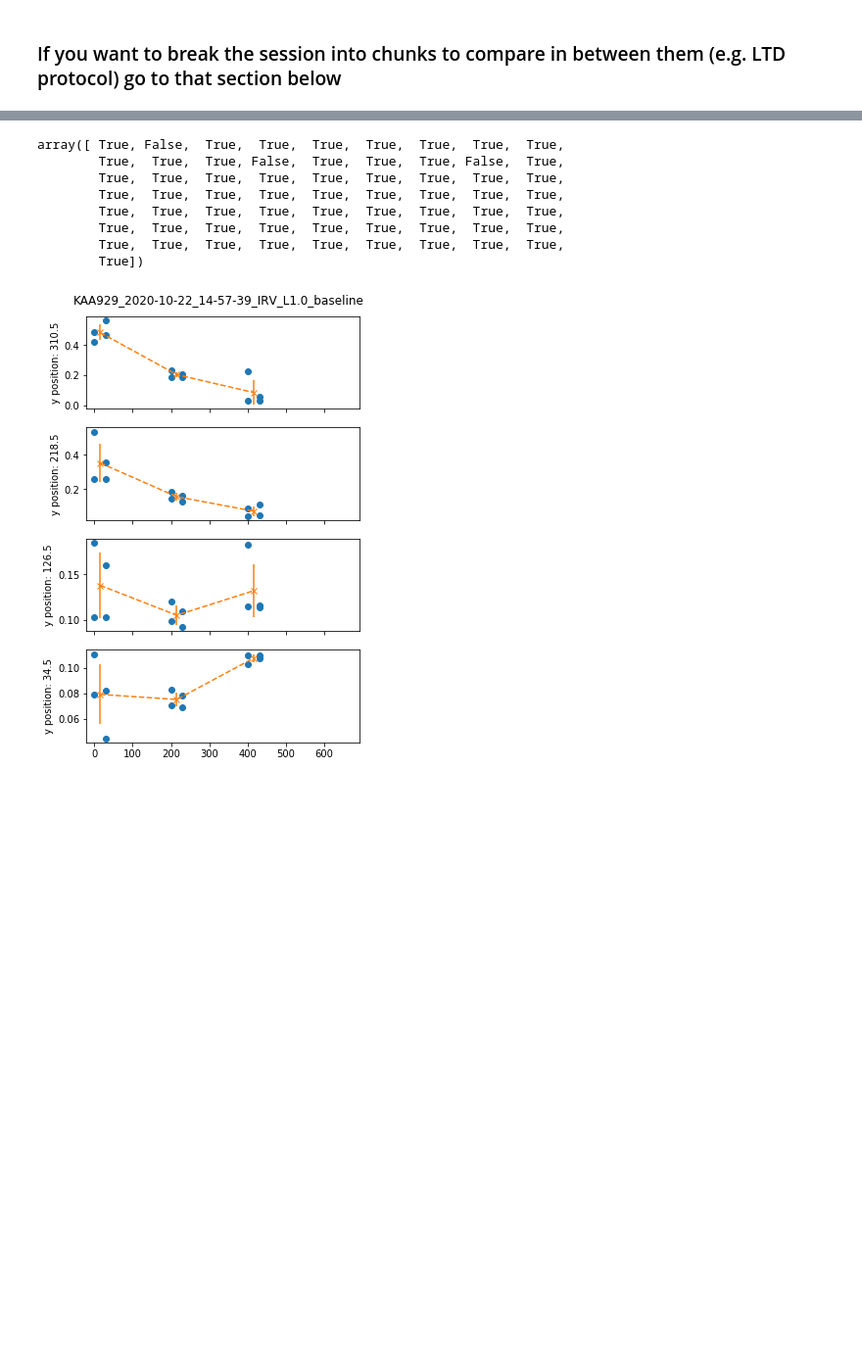
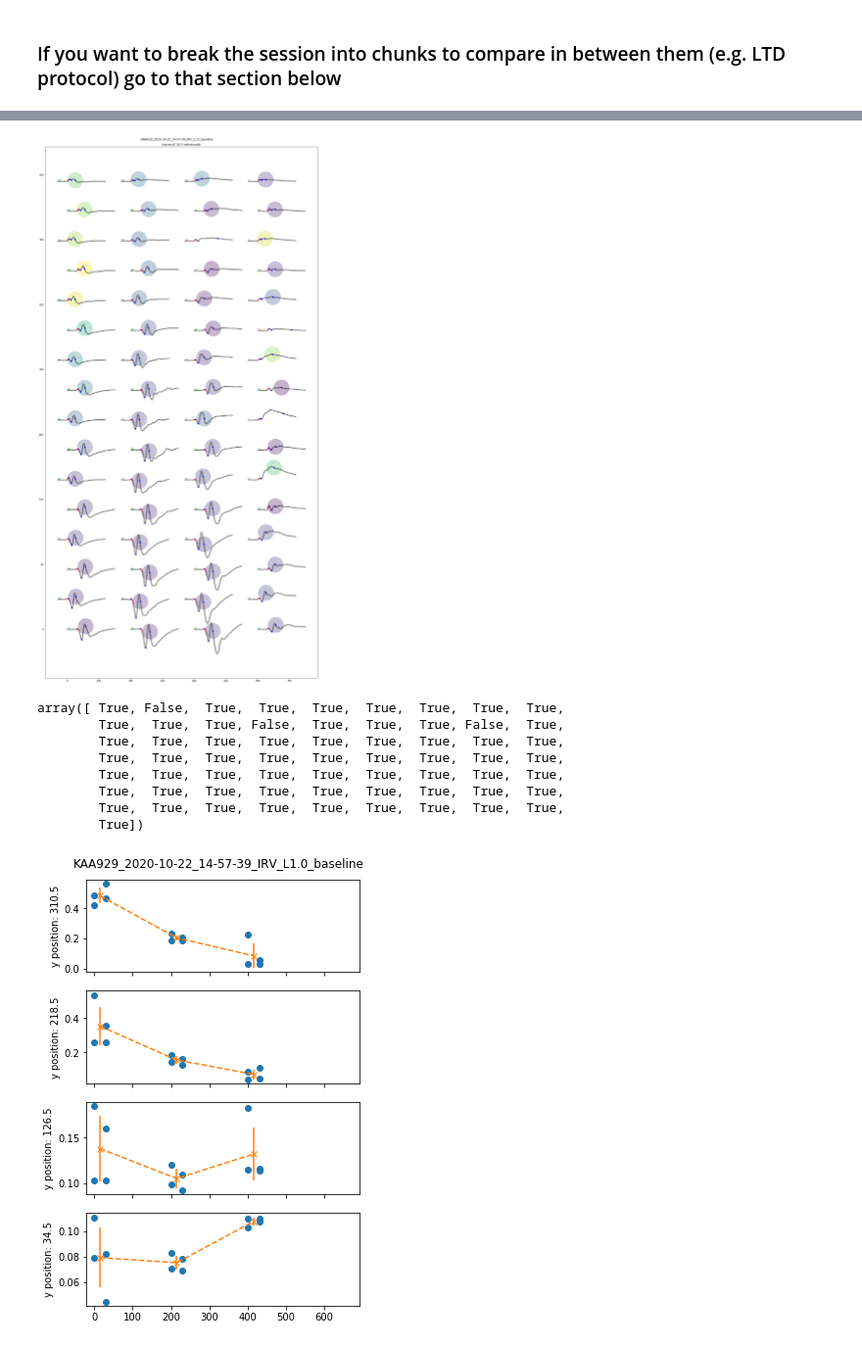
Before and after one commit to HernandoMV/OpenEphys_Analysis, a Jupyter notebook: Invitro_OE.ipynb, the cells around one changed output, grey strips where cells are left out. Shown at 98% size. Cells and saved outputs as stored; diff of their text form; code cells hidden in the pictures; blank space fills up the shorter version.

```diff
--- a/Invitro_OE.ipynb
+++ b/Invitro_OE.ipynb
@@ -357,75 +370,49 @@ plt.show()
 # %%
 # This is like looking at the probe from the front
 # identify those indexes that look good in terms of timing
 # THIS MIGHT NEED TO GET MORE COMPLEX EVENTUALLY
 timing_test = np.array([-MinChR2ListTime[j] + DerMinTime[j] for j in range(len(DerMinTime))]) < 0.003
 saving_dicc['timing_test'] = timing_test
 
 # Calculate the normalized slope (the bigger the higher the negative slope)
 normalized_slope = -np.array([DerMin[i] / ChR2Drop[i] for i in range(len(DerMin))])
 saving_dicc['normalized_slope'] = normalized_slope
 
 # plot the traces with the identified points
 fig, axs = plt.subplots(1,1, figsize=(20, 40), facecolor='w', edgecolor='k', sharex=True, sharey='row')
 fig.subplots_adjust(hspace = .001, wspace=.001)
 #axs = axs.ravel()
 x_scaler = 15000
 y_scaler = 0.03
 plt.title('traces of {} miliseconds'.format(1000 * (to_seconds - from_seconds)))
 plt.suptitle(Experiment, y=0.893)
 
-#plot a big circle in the back of each trace color-coded for the slope
-# Select only those that pass the test
-x_s = [(xcoords[j] + intervalTimes[DerMinIdx[j] + idx[0][0]] * x_scaler) for j in range(len(DerMinIdx))]
-y_s = [(ycoords[j] + filtered_averages[j][DerMinIdx[j] + idx[0][0]] * y_scaler) for j in range(len(DerMinIdx))]
-saving_dicc['x_s'] = x_s
-saving_dicc['y_x'] = y_s
+# plot the average trace
+pf.plot_traces_on_probe(ax=axs, intervalTimes=intervalTimes, traces=Average_traces,
+                     idx=idx, xcoords=xcoords, ycoords=ycoords,
+                     x_scaler=x_scaler, y_scaler=y_scaler,
+                     normalized_slope=normalized_slope,
+                     color='k', alpha=.2, linewidth=6)
 
-axs.scatter(np.array(x_s)[timing_test],
-            np.array(y_s)[timing_test],
-            c = normalized_slope[timing_test],
-            cmap = 'viridis',
-            s = 4000,
-            alpha = 0.3)
+# plot the filtered trace on top
+pf.plot_traces_on_probe(ax=axs, intervalTimes=intervalTimes, traces=filtered_averages,
+                     idx=idx, xcoords=xcoords, ycoords=ycoords,
+                     x_scaler=x_scaler, y_scaler=y_scaler,
+                     points_to_plot=[DerMinIdx, MinChR2ListIdx, MaxChR2ListIdx],
+                     normalized_slope=normalized_slope, timing_test=timing_test,
+                     color='k', alpha=1, linewidth=1,
+                     include_electrode_numbers=True)
 
-for j in range(len(xcoords)):
-    axs.plot(xcoords[j] + intervalTimes[idx] * x_scaler,
-             ycoords[j] + Average_traces[j][idx] * y_scaler,
-             color = 'k',
-             alpha = 0.5)
-    # plot refiltered trace
-    axs.plot(xcoords[j] + intervalTimes[idx] * x_scaler,
-             ycoords[j] + filtered_averages[j][idx] * y_scaler,
-             color = 'k')
-    # plot when the light is on
-    axs.plot(xcoords[j] + intervalTimes[light_idx] * x_scaler,
-             ycoords[j] + filtered_averages[j][light_idx] * y_scaler,
-             color = 'r',
-             linewidth = 3)
-    # plot the index of the electrodes, in colors depending on whether they pass the test above
-    if timing_test[j]:
-        axs.text((xcoords[j] - from_seconds) + 10, ycoords[j], j, color='green')
-    else:
-        axs.text((xcoords[j] - from_seconds) + 10, ycoords[j], j, color='red')
-    # plot the minima of ChR2 bump and the max of the derivative of the LFP
-    axs.plot(xcoords[j] + intervalTimes[MinChR2ListIdx[j] + idx[0][0]] * x_scaler,
-             ycoords[j] + filtered_averages[j][MinChR2ListIdx[j] + idx[0][0]] * y_scaler,
-             marker = '.',
-             markersize = 10,
-             color = 'b')
-    axs.plot(xcoords[j] + intervalTimes[MaxChR2ListIdx[j] + idx[0][0]] * x_scaler,
-             ycoords[j] + filtered_averages[j][MaxChR2ListIdx[j] + idx[0][0]] * y_scaler,
-             marker = '.',
-             markersize = 10,
-             color = 'b')
-    axs.plot(xcoords[j] + intervalTimes[DerMinIdx[j] + idx[0][0]] * x_scaler,
-             ycoords[j] + filtered_averages[j][DerMinIdx[j] + idx[0][0]] * y_scaler,
-             marker = '.',
-             markersize = 10,
-             color = 'b')
-    update_progress(j / len(xcoords))
+# plot the light
+pf.plot_traces_on_probe(ax=axs, intervalTimes=intervalTimes, traces=Average_traces,
+                     idx=light_idx, xcoords=xcoords, ycoords=ycoords,
+                     x_scaler=x_scaler, y_scaler=y_scaler,
+                     normalized_slope=normalized_slope,
+                     color='r', alpha=.7, linewidth=3)
 
 #TODO: Add legends
 
 plt.savefig(outputDir + Experiment + '_AlignedSignal.pdf', transparent=True, bbox_inches='tight')
 plt.show()
+# %% [output]
+[figure, added]
```
Also changed, not shown: parts of 13 cells of this notebook.
